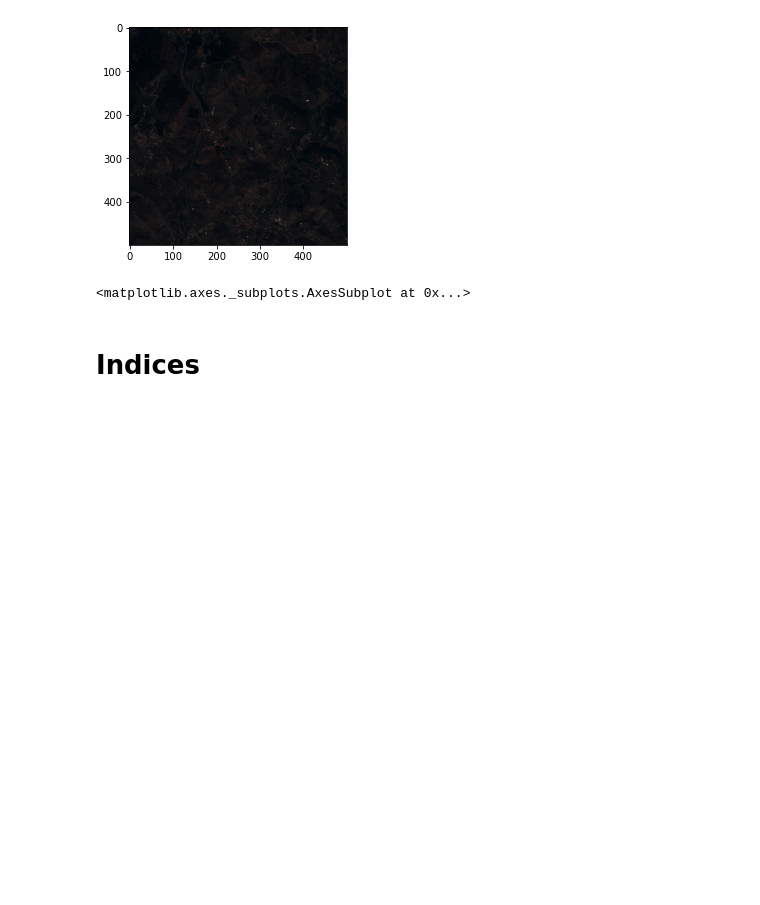
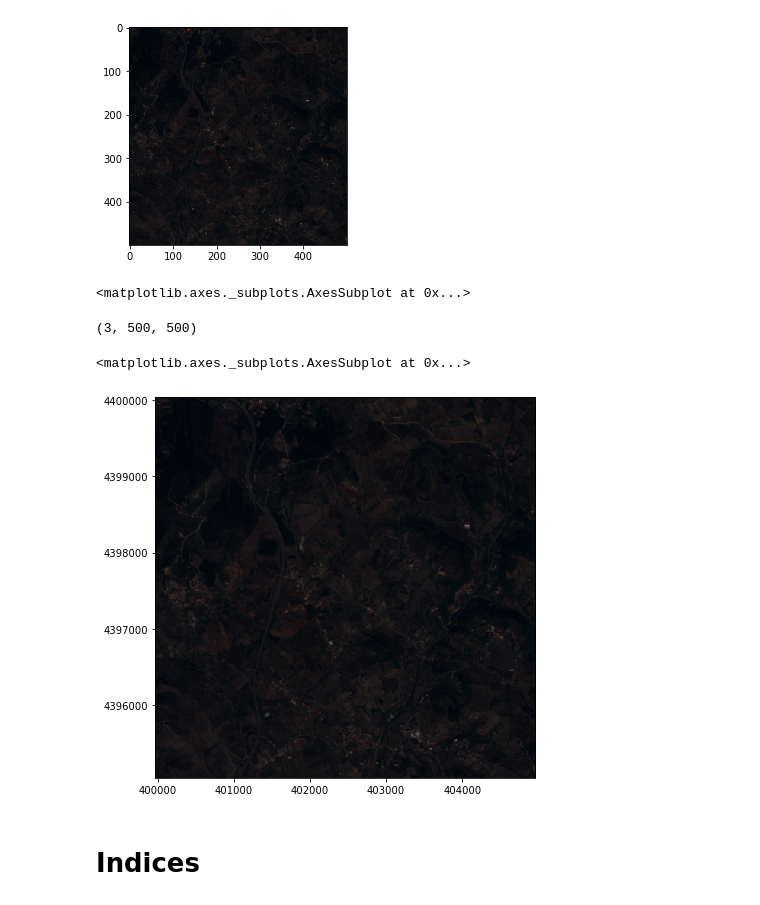
Before and after one commit to SimaoBarbosa/Land_cover_classification, a Jupyter notebook: Supervised_Classification_of_IMG_DATA_1.ipynb, the cells around one changed output. Saved outputs shown, nothing was run; the diff lists cells and outputs as text; code cells hidden in the pictures; blank space fills up the shorter version.

```diff
--- a/Supervised_Classification_of_IMG_DATA_1.ipynb
+++ b/Supervised_Classification_of_IMG_DATA_1.ipynb
@@ -166,6 +171,18 @@ show(rgb_norm)
 # %% [output]
 [figure]
 <matplotlib.axes._subplots.AxesSubplot at 0x...>
+# %%
+import matplotlib.pyplot as plt
+from rasterio.plot import show
+
+clipped_img = adjust_band(dataset.read([3,2,1])[:,cutx : cuty,cutx : cuty])
+print(clipped_img.shape)
+fig, ax = plt.subplots(figsize=(10,7))
+show(clipped_img[:,  : , : ], ax=ax, transform=full_dataset.transform) # add the transform arg to get it in lat long coords
+# %% [output]
+(3, 500, 500)
+<matplotlib.axes._subplots.AxesSubplot at 0x...>
+[figure, added]
 # %% [markdown]
 # Indices
 # %%
```
Also changed, not shown: parts of 17 cells of this notebook, 1 other file.
